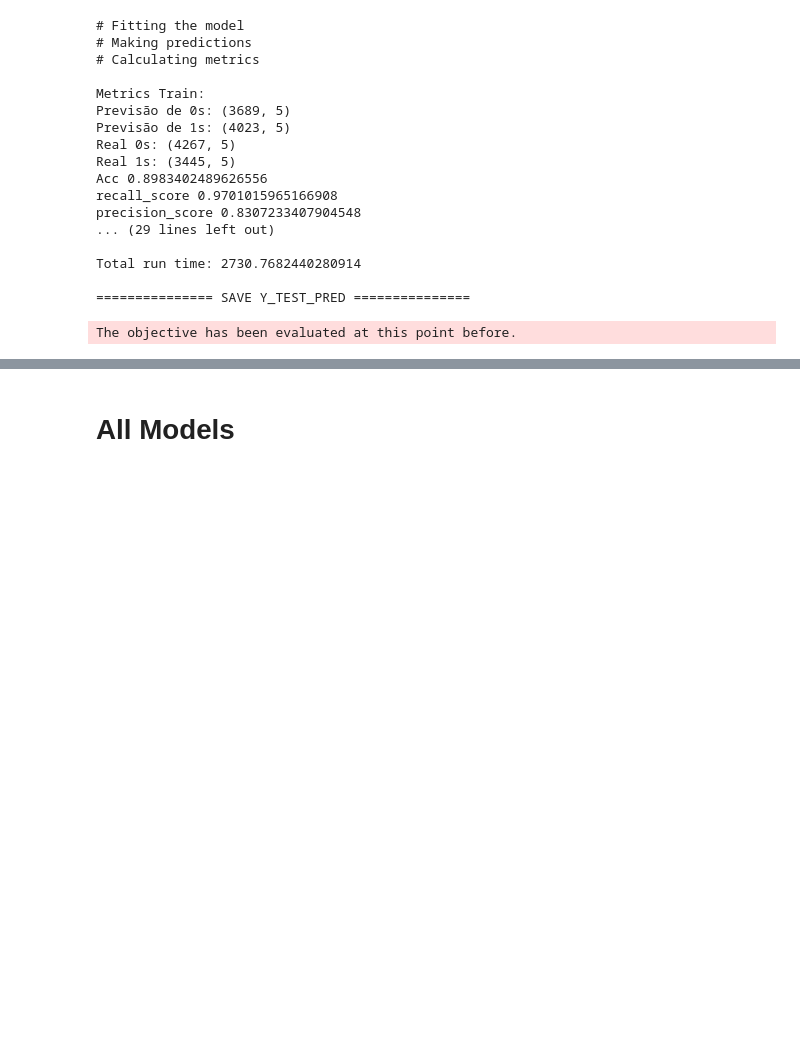
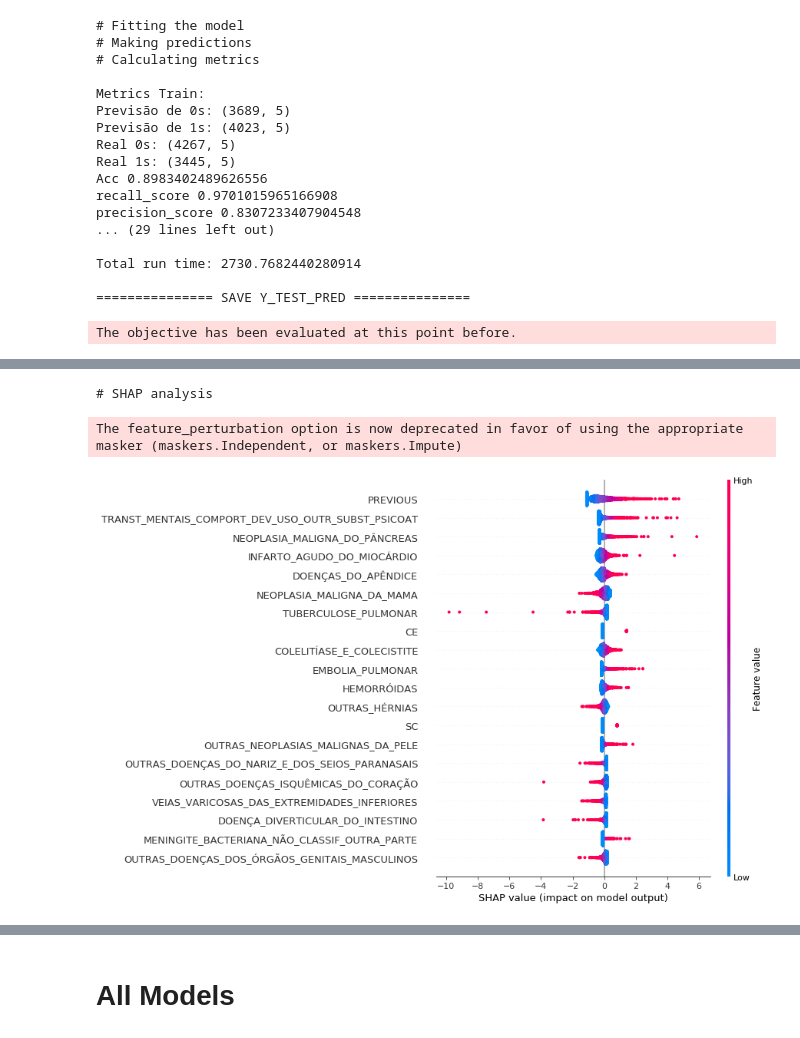
Before and after one commit to pypas/suicities-datasus, a Jupyter notebook: Models/Regression/regression_models.ipynb, the cells around one changed output, grey strips where cells are left out. Cells and saved outputs as stored; diff of their text form; code cells hidden in the pictures; blank space fills up the shorter version.

```diff
--- a/Models/Regression/regression_models.ipynb
+++ b/Models/Regression/regression_models.ipynb
@@ -1338,0 +1421,14 @@ The objective has been evaluated at this point before.
+# %%
+X_train = train_df.drop(columns=["RATE"])
+y_train = train_df["RATE"]
+
+with open('selected_cor_features', 'rb') as f:
+    selected_cor_features = pickle.load(f)
+
+X_train = X_train[selected_cor_features]
+
+regressor = LinearRegression()
+regressor.fit(X_train,y_train)
+
+filename = root + 'Dashboard/Models/sav/linear_regression.sav'
+pickle.dump(regressor, open(filename, 'wb'))
@@ -1338,0 +1626,9 @@ The objective has been evaluated at this point before.
+# %%
+print("# SHAP analysis")
+explainer = shap.LinearExplainer(regressor, X_train, feature_perturbation="interventional")
+shap_values = explainer.shap_values(X_test)
+shap.summary_plot(shap_values, X_test, feature_names=X_test.columns)
+# %% [output]
+# SHAP analysis
+The feature_perturbation option is now deprecated in favor of using the appropriate masker (maskers.Independent, or maskers.Impute)
+[figure, added]
```
Also changed, not shown: parts of 12 cells of this notebook.
